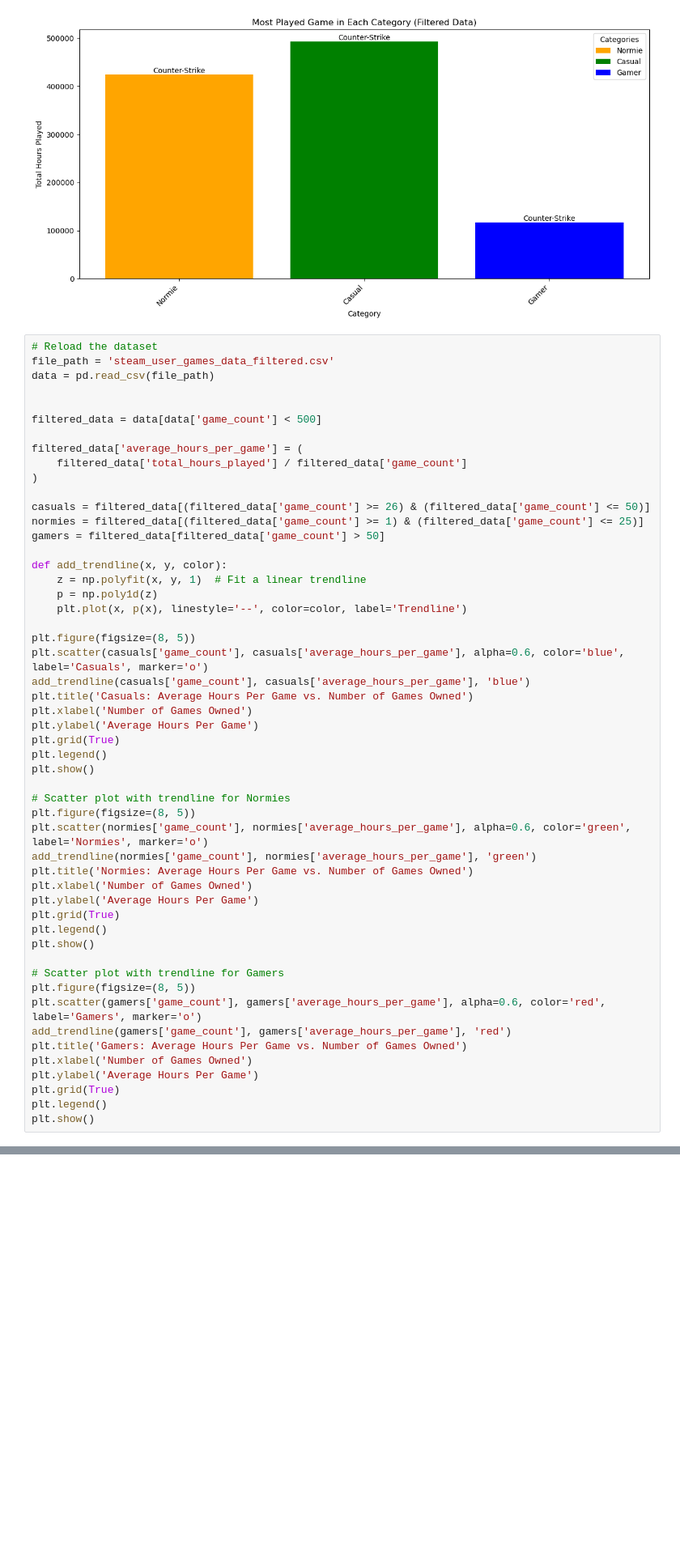
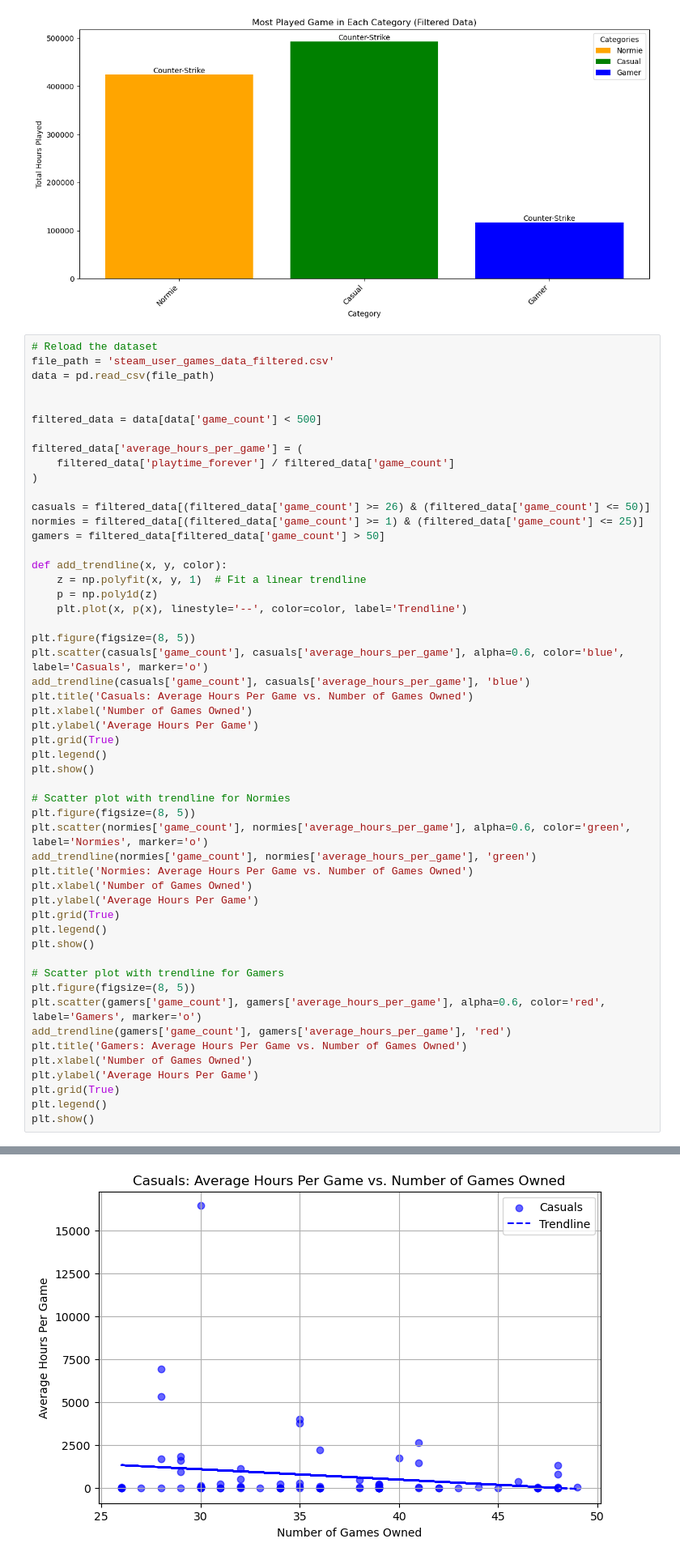
Before and after one commit to cs418-fa24/project-check-in-team-9, a Jupyter notebook: Notebook/SteamAPINotebook.ipynb, the cells around one changed output, grey strips where cells are left out. Shown: that part at 81% size. Saved outputs shown, nothing was run; the diff lists cells and outputs as text; blank space fills up the shorter version.

```diff
--- a/Notebook/SteamAPINotebook.ipynb
+++ b/Notebook/SteamAPINotebook.ipynb
@@ -354,7 +356,7 @@ data = pd.read_csv(file_path)
 filtered_data = data[data['game_count'] < 500]
 
 filtered_data['average_hours_per_game'] = (
-    filtered_data['total_hours_played'] / filtered_data['game_count']
+    filtered_data['playtime_forever'] / filtered_data['game_count']
 )
 
 casuals = filtered_data[(filtered_data['game_count'] >= 26) & (filtered_data['game_count'] <= 50)]
@@ -401,0 +408 @@ FileNotFoundError: [Errno 2] No such file or directory: 'steam_user_games_data_f
+[figure, added]
```
Also changed, not shown: parts of 3 cells of this notebook.
